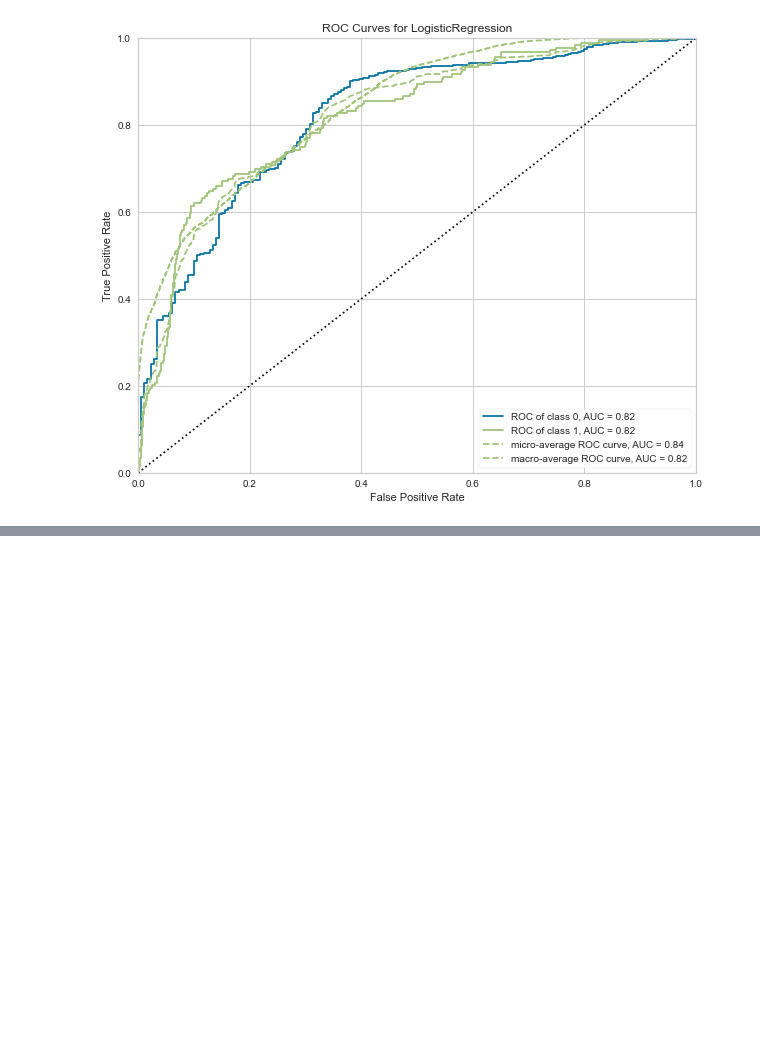
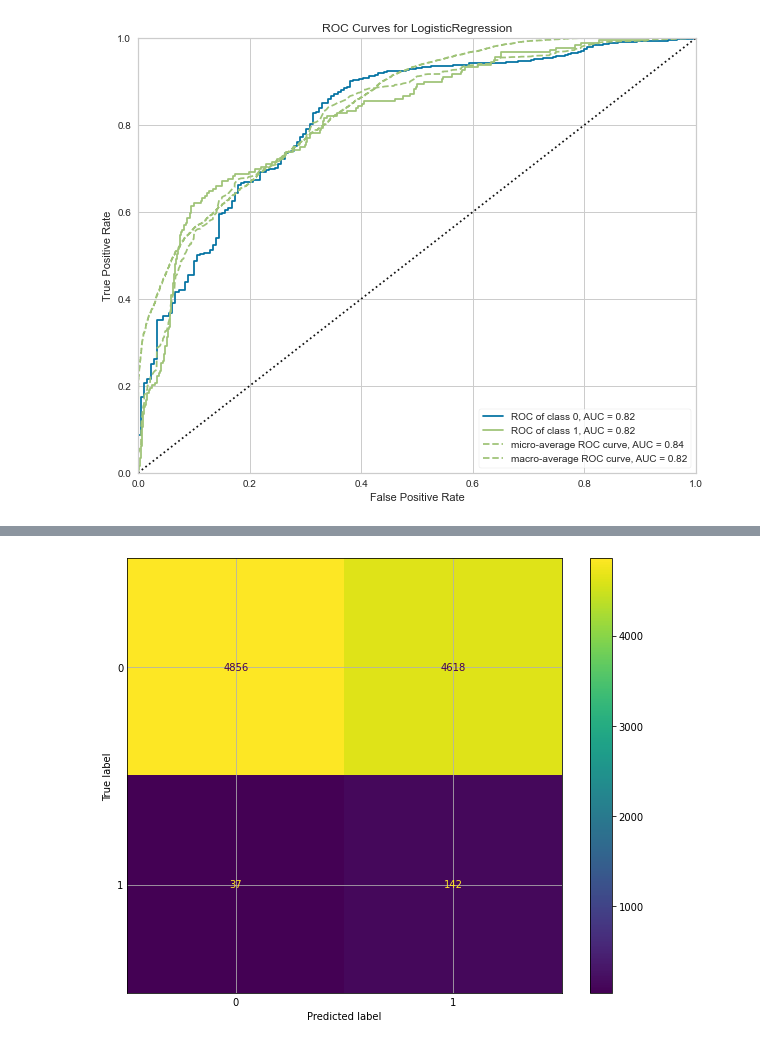
Before and after one commit to dvh549/Financial_Analytics, a Jupyter notebook: WOE_Notebook.ipynb, the cells around one changed output, grey strips where cells are left out. Cells and saved outputs as stored; diff of their text form; code cells hidden in the pictures; blank space fills up the shorter version.

```diff
--- a/WOE_Notebook.ipynb
+++ b/WOE_Notebook.ipynb
@@ -446,0 +451,9 @@ plt.show()
+# %%
+classif_lnr = SVC(kernel="linear", probability=False, random_state=42, verbose=True)
+classif_lnr.fit(X_balanced, y_balanced)
+svc_lnr_train_score = classif_lnr.score(X_balanced, y_balanced)
+svc_lnr_test_score = classif_lnr.score(X_test, y_test)
+svc_lnr_pred = classif_lnr.predict(X_test)
+
+print(f"SVC w/ Linear Kernel Train Score: {svc_lnr_train_score}\n")
+print(f"SVC w/ Linear Kernel Test Score: {svc_lnr_test_score}")
@@ -446,0 +476,10 @@ plt.show()
+# %%
+plt.rcParams["figure.figsize"] = (10,8)
+mat = confusion_matrix(y_test, svc_lnr_pred)
+cmd = ConfusionMatrixDisplay(mat)
+cmd.plot()
+plt.tick_params(axis = u'both', which = u'both', length = 0)
+plt.grid(b = None)
+plt.show()
+# %% [output]
+[figure, added]
```
Also changed, not shown: parts of 9 cells of this notebook.
